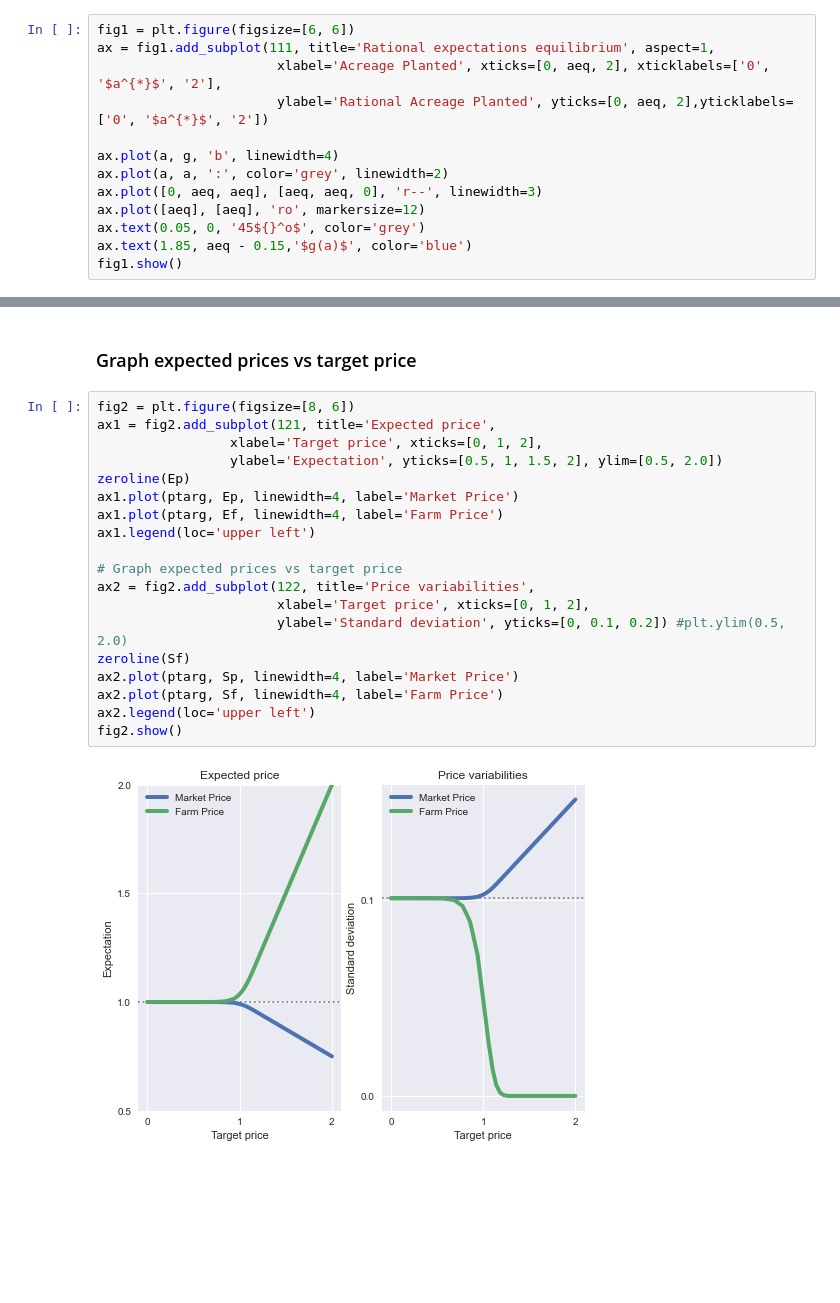
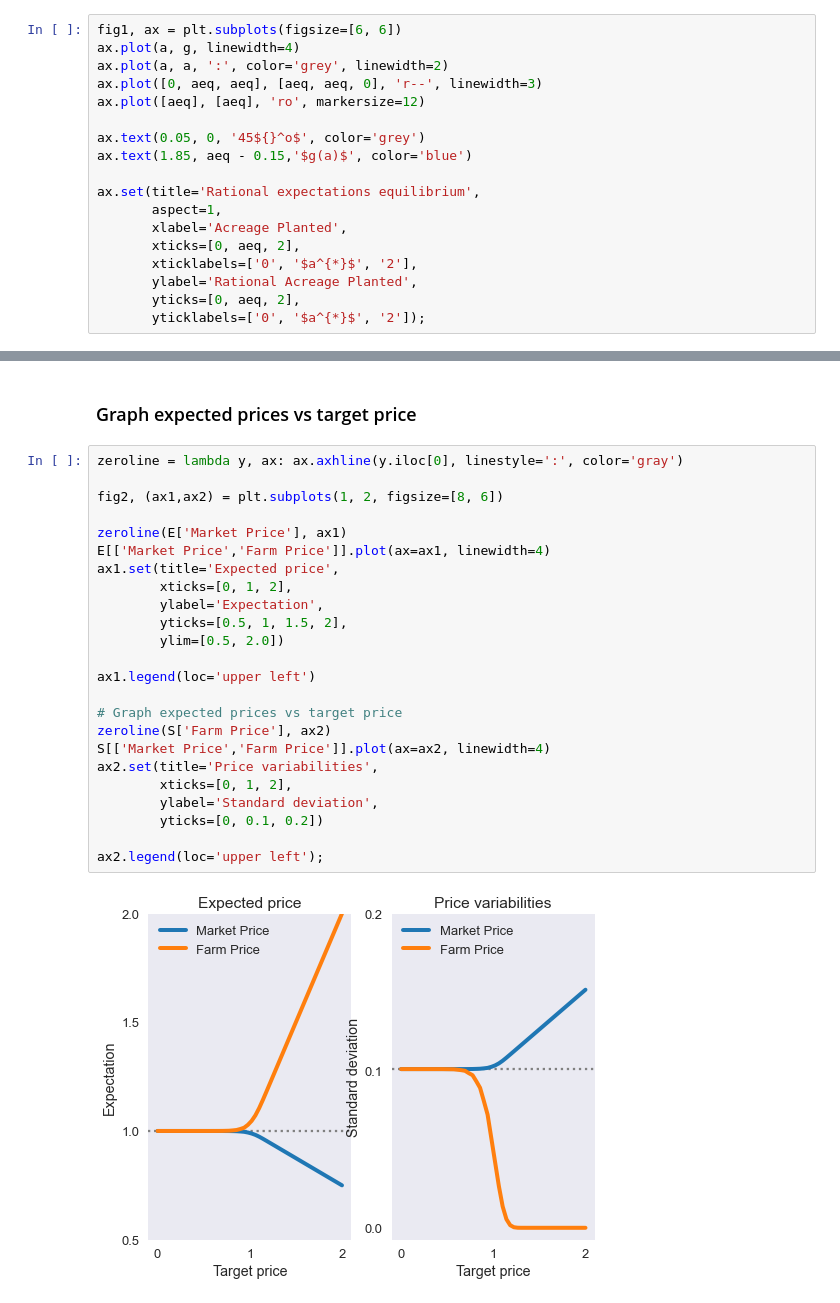
Before and after one commit to randall-romero/CompEcon, a Jupyter notebook: notebooks/intro/02 Rational Expectations Agricultural Market Model.ipynb, the cells around one changed output, grey strips where cells are left out. Cells and saved outputs as stored; diff of their text form; blank space fills up the shorter version.

Commit message:
Demos use better plots commands. Use pandas to store results

```diff
--- a/notebooks/intro/02 Rational Expectations Agricultural Market Model.ipynb
+++ b/notebooks/intro/02 Rational Expectations Agricultural Market Model.ipynb
@@ -79,16 +88,21 @@ g = np.array([A(k, ptarg) for k in a])
 # %% [markdown]
 ### Graph rational expectations equilibrium
 # %%
-fig1 = plt.figure(figsize=[6, 6])
-ax = fig1.add_subplot(111, title='Rational expectations equilibrium', aspect=1,
-                       xlabel='Acreage Planted', xticks=[0, aeq, 2], xticklabels=['0', '$a^{*}$', '2'],
-                       ylabel='Rational Acreage Planted', yticks=[0, aeq, 2],yticklabels=['0', '$a^{*}$', '2'])
-
-ax.plot(a, g, 'b', linewidth=4)
+fig1, ax = plt.subplots(figsize=[6, 6])
+ax.plot(a, g, linewidth=4)
 ax.plot(a, a, ':', color='grey', linewidth=2)
 ax.plot([0, aeq, aeq], [aeq, aeq, 0], 'r--', linewidth=3)
 ax.plot([aeq], [aeq], 'ro', markersize=12)
+
 ax.text(0.05, 0, '45${}^o$', color='grey')
 ax.text(1.85, aeq - 0.15,'$g(a)$', color='blue')
-fig1.show()
+
+ax.set(title='Rational expectations equilibrium',
+       aspect=1,
+       xlabel='Acreage Planted',
+       xticks=[0, aeq, 2],
+       xticklabels=['0', '$a^{*}$', '2'],
+       ylabel='Rational Acreage Planted',
+       yticks=[0, aeq, 2],
+       yticklabels=['0', '$a^{*}$', '2']);
 # %% [output]
@@ -123,24 +142,29 @@ zeroline = lambda y: plt.axhline(y[0], linestyle=':', color='gray')
 # %% [markdown]
 ### Graph expected prices vs target price
 # %%
-fig2 = plt.figure(figsize=[8, 6])
-ax1 = fig2.add_subplot(121, title='Expected price',
-                 xlabel='Target price', xticks=[0, 1, 2],
-                 ylabel='Expectation', yticks=[0.5, 1, 1.5, 2], ylim=[0.5, 2.0])
-zeroline(Ep)
-ax1.plot(ptarg, Ep, linewidth=4, label='Market Price')
-ax1.plot(ptarg, Ef, linewidth=4, label='Farm Price')
+zeroline = lambda y, ax: ax.axhline(y.iloc[0], linestyle=':', color='gray')
+
+fig2, (ax1,ax2) = plt.subplots(1, 2, figsize=[8, 6])
+
+zeroline(E['Market Price'], ax1)
+E[['Market Price','Farm Price']].plot(ax=ax1, linewidth=4)
+ax1.set(title='Expected price',
+        xticks=[0, 1, 2],
+        ylabel='Expectation',
+        yticks=[0.5, 1, 1.5, 2],
+        ylim=[0.5, 2.0])
+
 ax1.legend(loc='upper left')
 
 # Graph expected prices vs target price
-ax2 = fig2.add_subplot(122, title='Price variabilities',
-                       xlabel='Target price', xticks=[0, 1, 2],
-                       ylabel='Standard deviation', yticks=[0, 0.1, 0.2]) #plt.ylim(0.5, 2.0)
-zeroline(Sf)
-ax2.plot(ptarg, Sp, linewidth=4, label='Market Price')
-ax2.plot(ptarg, Sf, linewidth=4, label='Farm Price')
-ax2.legend(loc='upper left')
-fig2.show()
+zeroline(S['Farm Price'], ax2)
+S[['Market Price','Farm Price']].plot(ax=ax2, linewidth=4)
+ax2.set(title='Price variabilities',
+        xticks=[0, 1, 2],
+        ylabel='Standard deviation',
+        yticks=[0, 0.1, 0.2])
+
+ax2.legend(loc='upper left');
 # %% [output]
-[figure, old version]
+[figure, new version]
 # %%
```
Also changed, not shown: parts of 11 cells of this notebook, 1 other file.
